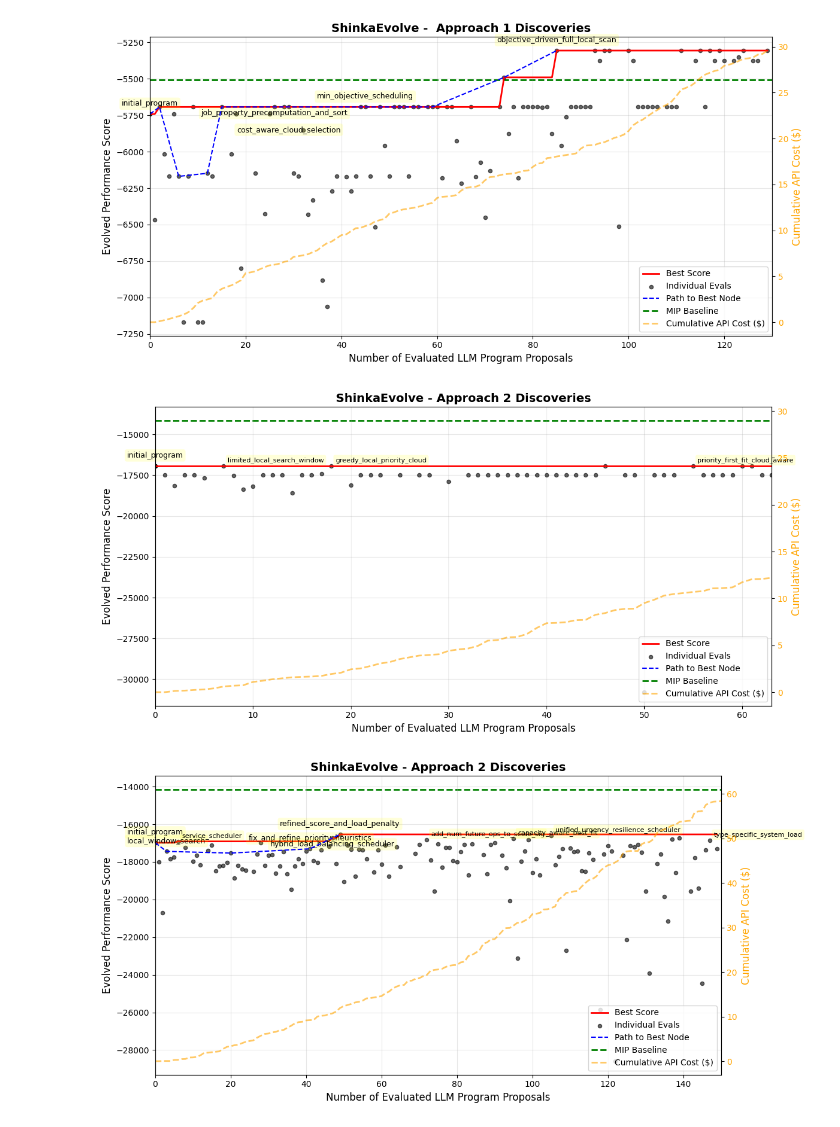
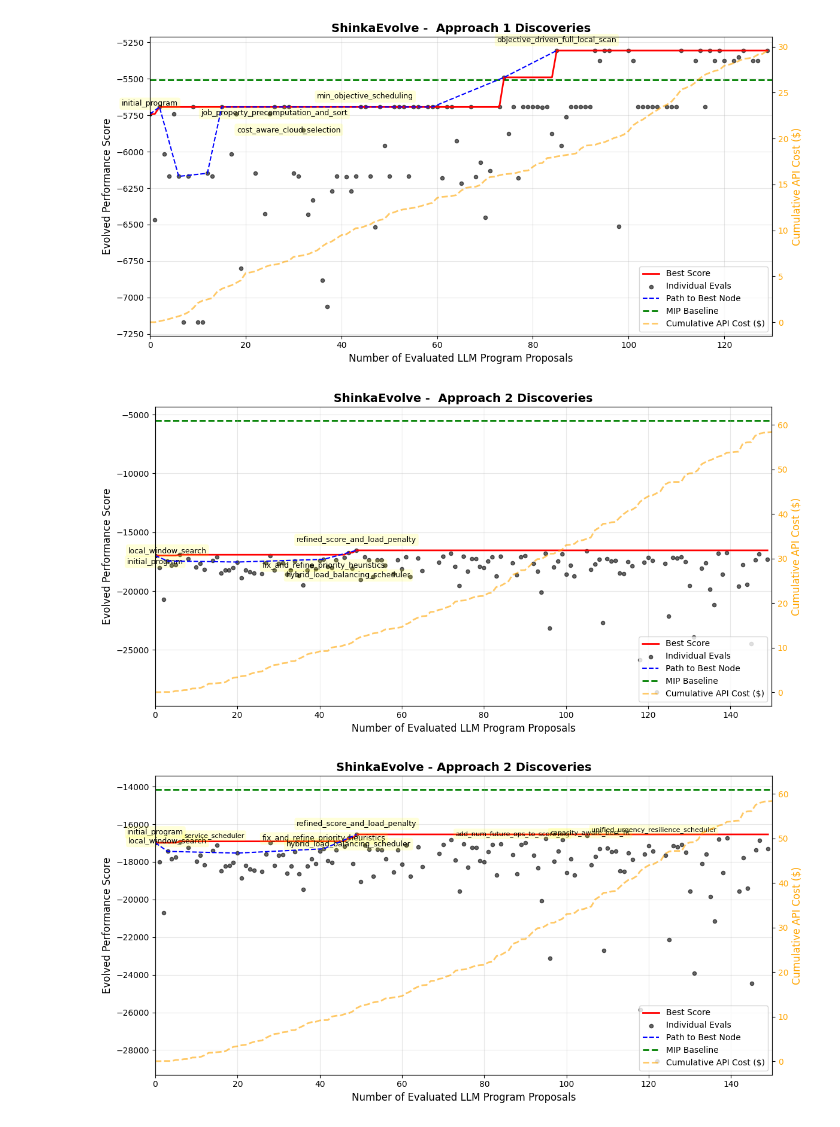
Before and after one commit to kennardmah/PoC-DataCenter-EvolutionaryAlgorithm, a Jupyter notebook: generate_figures.ipynb, the cells around one changed output. Saved outputs shown, nothing was run; the diff lists cells and outputs as text; code cells hidden in the pictures.

Commit message:
add figures

```diff
--- a/generate_figures.ipynb
+++ b/generate_figures.ipynb
@@ -177,7 +177,7 @@ import matplotlib.pyplot as plt
 from pathlib import Path
 import json
 
-results_dir = "results_scheduling"
+results_dir = "results_scheduling_3"
 results_path = Path(results_dir)
 
 # Load data from database
@@ -274,35 +274,35 @@ for i, (gen, score, name) in enumerate(annotations_to_show):
             offset_counter = 0
     else:
         y_offset = 10
 
     ax1.annotate(name, (gen, score), textcoords="offset points", xytext=(0, y_offset),
                 ha='center', fontsize=9, rotation=0,
                 bbox=dict(boxstyle='round,pad=0.3', facecolor='yellow', alpha=0.15, edgecolor='none'))
 
 ax1.set_xlabel('Number of Evaluated LLM Program Proposals', fontsize=12)
 ax1.set_ylabel('Evolved Performance Score', fontsize=12)
 ax1.set_xlim(0, 150)
 ax1.grid(True, alpha=0.3)
 
 # Add secondary y-axis for cumulative cost
 ax2 = ax1.twinx()
 cost_gens = list(range(len(approach_three)))
 ax2.plot(cost_gens, approach_three, 'orange', linestyle='--', linewidth=2,
          alpha=0.6, label='Cumulative API Cost ($)', zorder=1)
 ax2.set_ylabel('Cumulative API Cost ($)', fontsize=12, color='orange')
 ax2.tick_params(axis='y', labelcolor='orange')
 
 # Combine legends
 lines1, labels1 = ax1.get_legend_handles_labels()
 lines2, labels2 = ax2.get_legend_handles_labels()
 ax1.legend(lines1 + lines2, labels1 + labels2, loc='lower right', fontsize=10)
 
-plt.title('ShinkaEvolve -  Approach 1 Discoveries', fontsize=14, fontweight='bold')
+plt.title('ShinkaEvolve -  Approach 2 Discoveries', fontsize=14, fontweight='bold')
 plt.tight_layout()
 # plt.savefig(results_path / 'evolution_progress.png', dpi=300, bbox_inches='tight')
 plt.show()
 # %% [output]
-[figure, old version]
+[figure, new version]
 # %%
 import sqlite3
 import matplotlib.pyplot as plt
@@ -416,7 +416,7 @@ for gen, score, prog_id, parent_id in programs:
                 try:
                     metadata = json.loads(all_metadata[prog_id])
                     patch_name = metadata.get('patch_name', 'none')
-                    if patch_name != 'none' and patch_name and patch_name != 'initial_program':
+                    if patch_name != 'none' and patch_name and patch_name != 'initial_program' and patch_name != 'type_specific_system_load':
                         patch_name = patch_name.lower().replace(' ', '_').replace('-', '_')
                         ax1.annotate(patch_name, (gen, score), textcoords="offset points", xytext=(5, 5),
                                     ha='left', fontsize=8, rotation=0,
@@ -447,4 +447,4 @@ plt.tight_layout()
 # plt.savefig(results_path / 'evolution_progress.png', dpi=300, bbox_inches='tight')
 plt.show()
 # %% [output]
-[figure, old version]
+[figure, new version]
```
Also changed, not shown: 5 other files.
